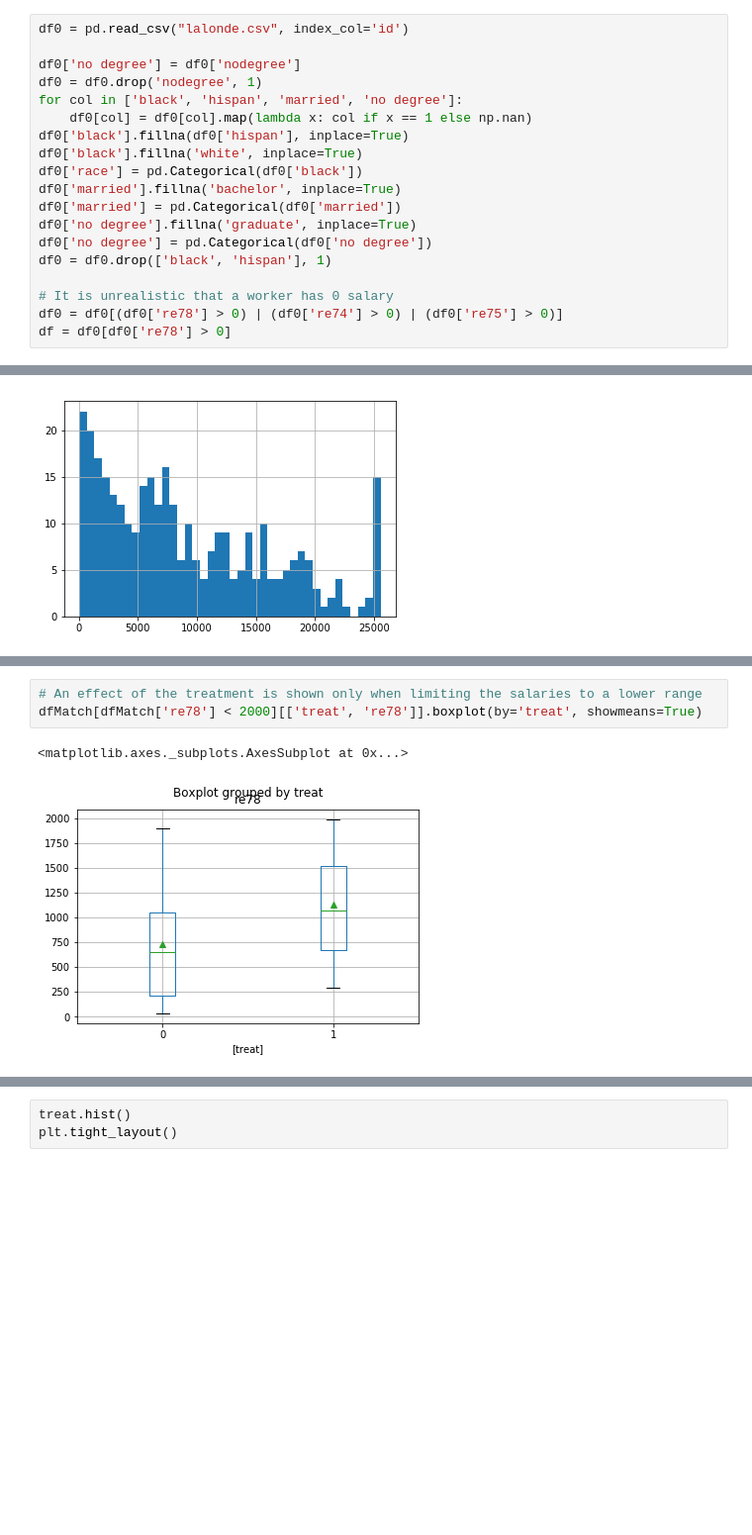
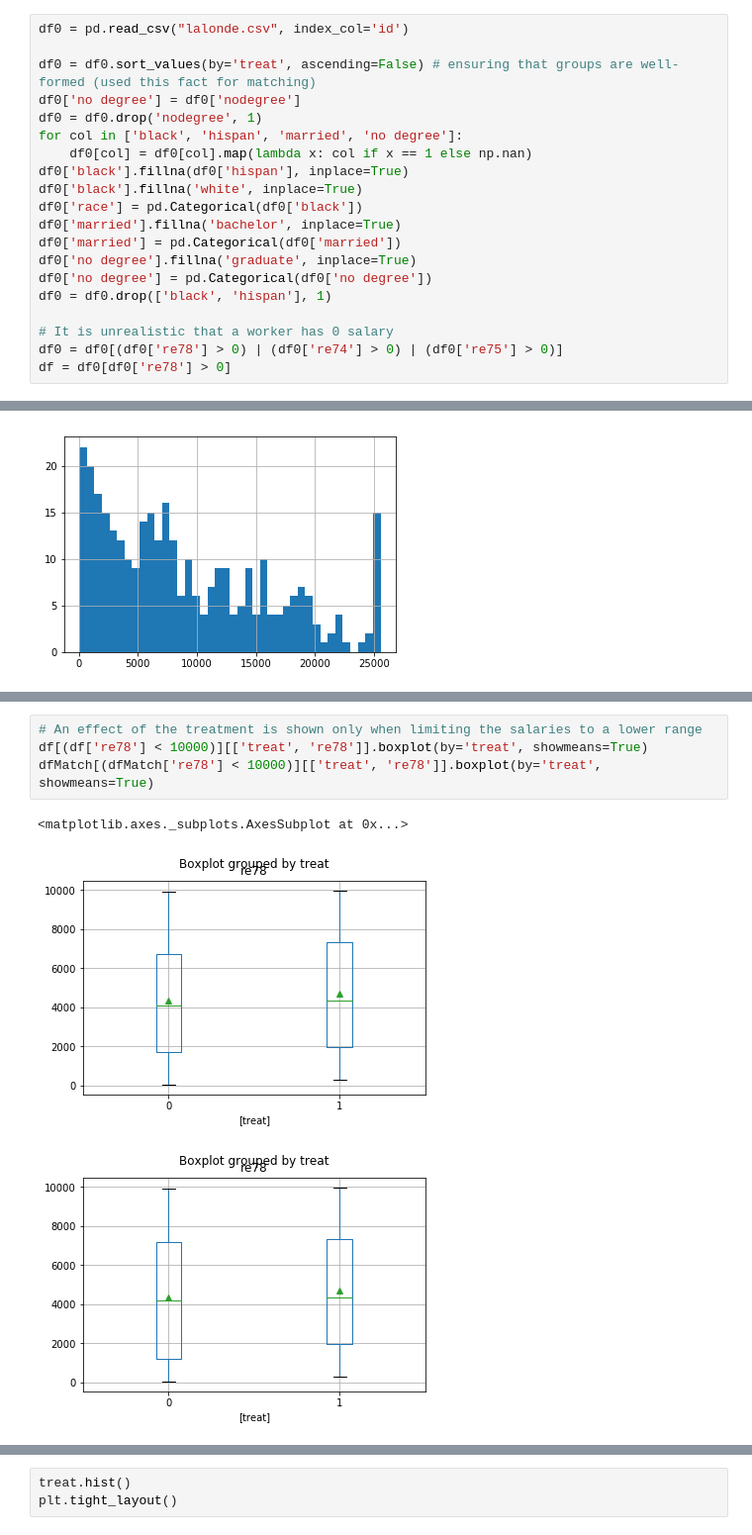
Before and after one commit to pmichele/ADA-Group, a Jupyter notebook: Partials/Michele/04 - Applied ML/Untitled.ipynb, the cells around one changed output, grey strips where cells are left out. Shown at 99% size. Cells and saved outputs as stored; diff of their text form; blank space fills up the shorter version.

```diff
--- a/Partials/Michele/04 - Applied ML/Untitled.ipynb
+++ b/Partials/Michele/04 - Applied ML/Untitled.ipynb
@@ -12,6 +12,7 @@ Populating the interactive namespace from numpy and matplotlib
 # %%
 df0 = pd.read_csv("lalonde.csv", index_col='id')
 
+df0 = df0.sort_values(by='treat', ascending=False) # ensuring that groups are well-formed (used this fact for matching)
 df0['no degree'] = df0['nodegree']
 df0 = df0.drop('nodegree', 1)
 for col in ['black', 'hispan', 'married', 'no degree']:
@@ -297,6 +297,8 @@ controlMatch['re78'].hist(bins=40)
 # %%
 # An effect of the treatment is shown only when limiting the salaries to a lower range
-dfMatch[dfMatch['re78'] < 2000][['treat', 're78']].boxplot(by='treat', showmeans=True)
+df[(df['re78'] < 10000)][['treat', 're78']].boxplot(by='treat', showmeans=True)
+dfMatch[(dfMatch['re78'] < 10000)][['treat', 're78']].boxplot(by='treat', showmeans=True)
 # %% [output]
 <matplotlib.axes._subplots.AxesSubplot at 0x...>
-[figure, old version]
+[figure, new version]
+[figure, added]
```
Also changed, not shown: parts of 29 cells of this notebook.
